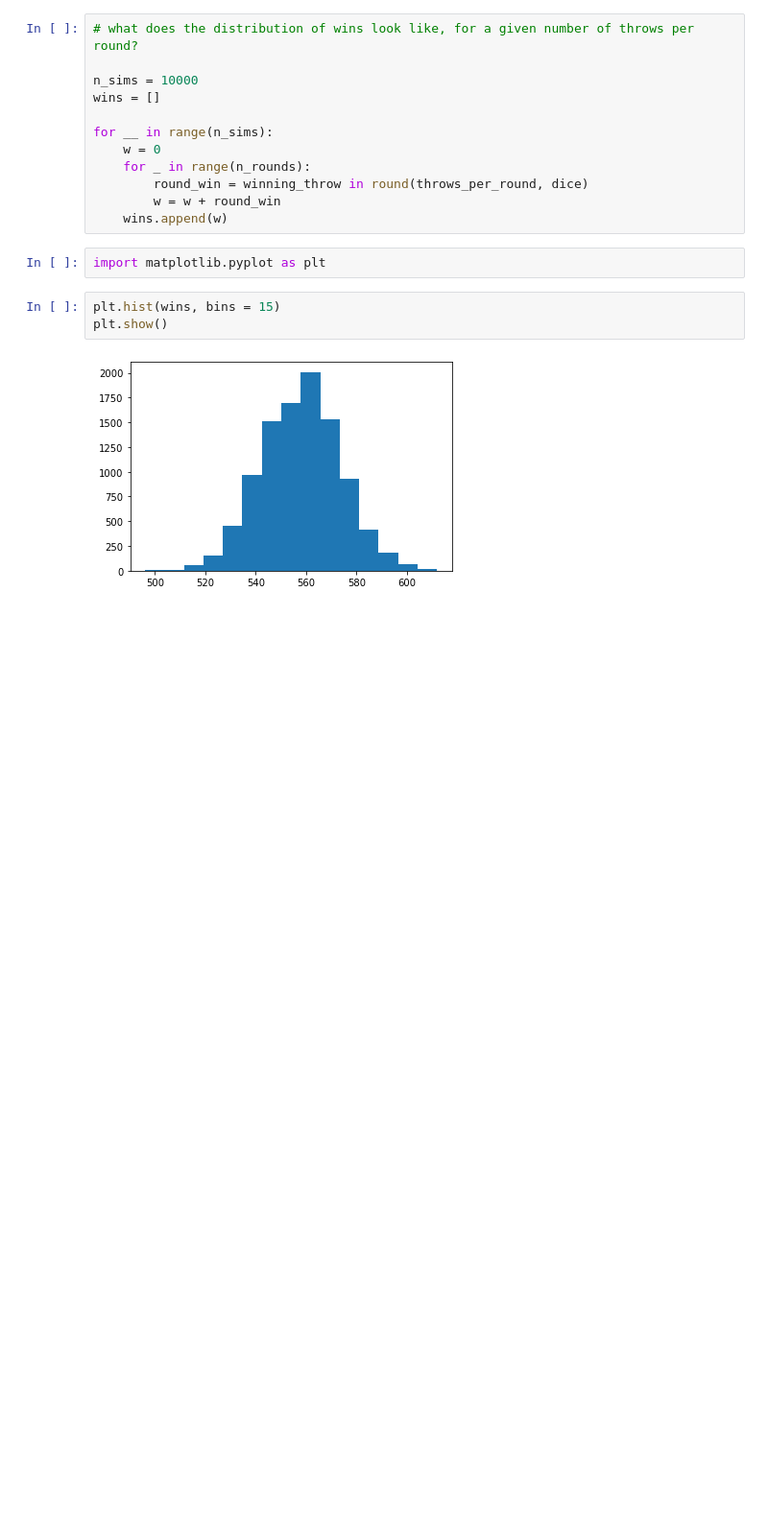
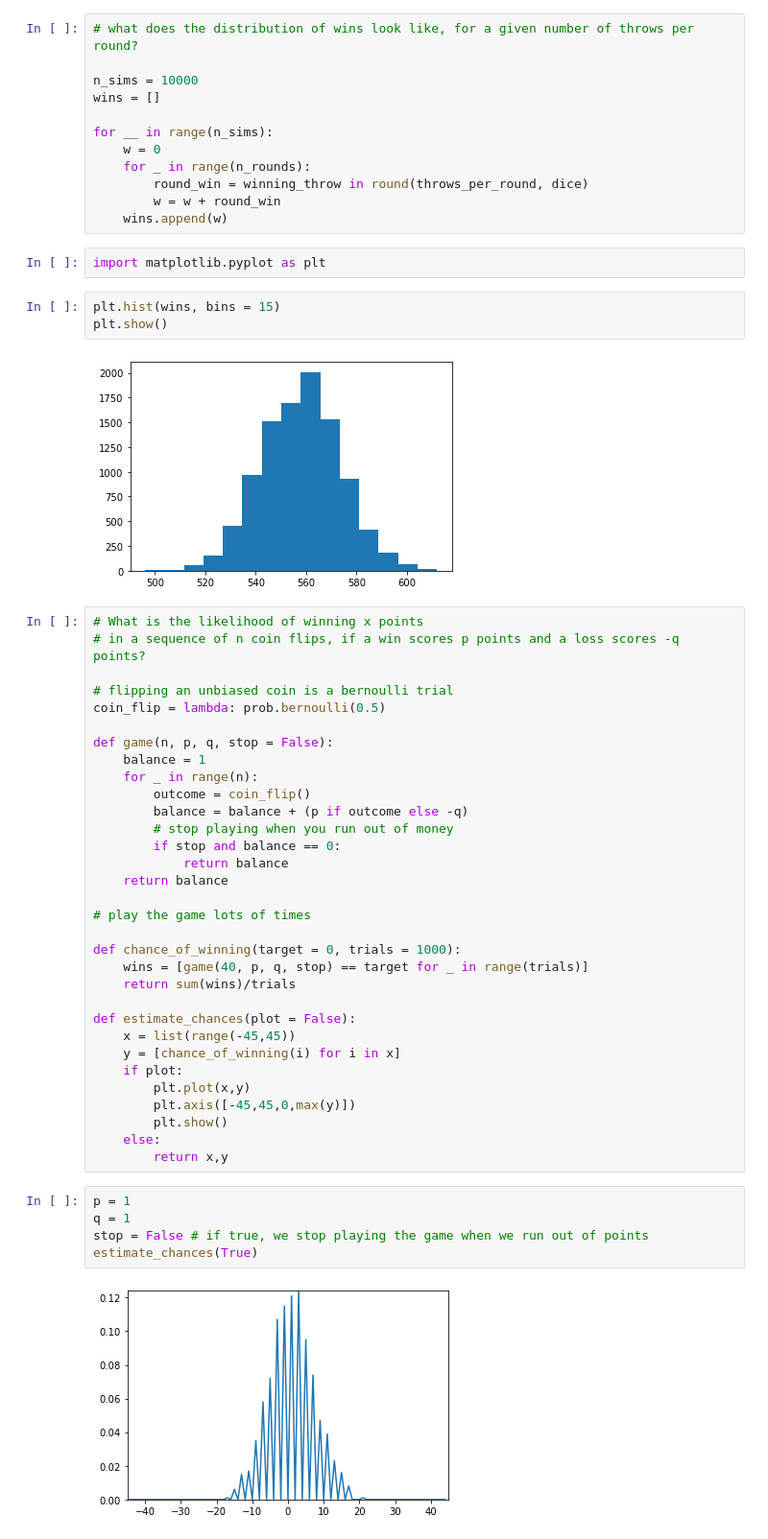
Before and after one commit to ivaturi/onepercent, a Jupyter notebook: ds/ds-from-scratch/sandbox.ipynb, the cells around one changed output. Shown at 96% size. Drawn from its saved outputs; the diff is of its cells as text; blank space fills up the shorter version.

Commit message:
Simulating a coin flip gamble

```diff
--- a/ds/ds-from-scratch/sandbox.ipynb
+++ b/ds/ds-from-scratch/sandbox.ipynb
@@ -86,3 +86,42 @@ plt.hist(wins, bins = 15)
 plt.show()
 # %% [output]
 [figure]
+# %%
+# What is the likelihood of winning x points
+# in a sequence of n coin flips, if a win scores p points and a loss scores -q points?
+
+# flipping an unbiased coin is a bernoulli trial
+coin_flip = lambda: prob.bernoulli(0.5)
+
+def game(n, p, q, stop = False):
+    balance = 1
+    for _ in range(n):
+        outcome = coin_flip()
+        balance = balance + (p if outcome else -q)
+        # stop playing when you run out of money
+        if stop and balance == 0:
+            return balance
+    return balance
+
+# play the game lots of times
+
+def chance_of_winning(target = 0, trials = 1000):
+    wins = [game(40, p, q, stop) == target for _ in range(trials)]
+    return sum(wins)/trials
+
+def estimate_chances(plot = False):
+    x = list(range(-45,45))
+    y = [chance_of_winning(i) for i in x]
+    if plot:
+        plt.plot(x,y)
+        plt.axis([-45,45,0,max(y)])
+        plt.show()
+    else:
+        return x,y
+# %%
+p = 1
+q = 1
+stop = False # if true, we stop playing the game when we run out of points
+estimate_chances(True)
+# %% [output]
+[figure, added]
```
Also changed, not shown: parts of 3 cells of this notebook.
